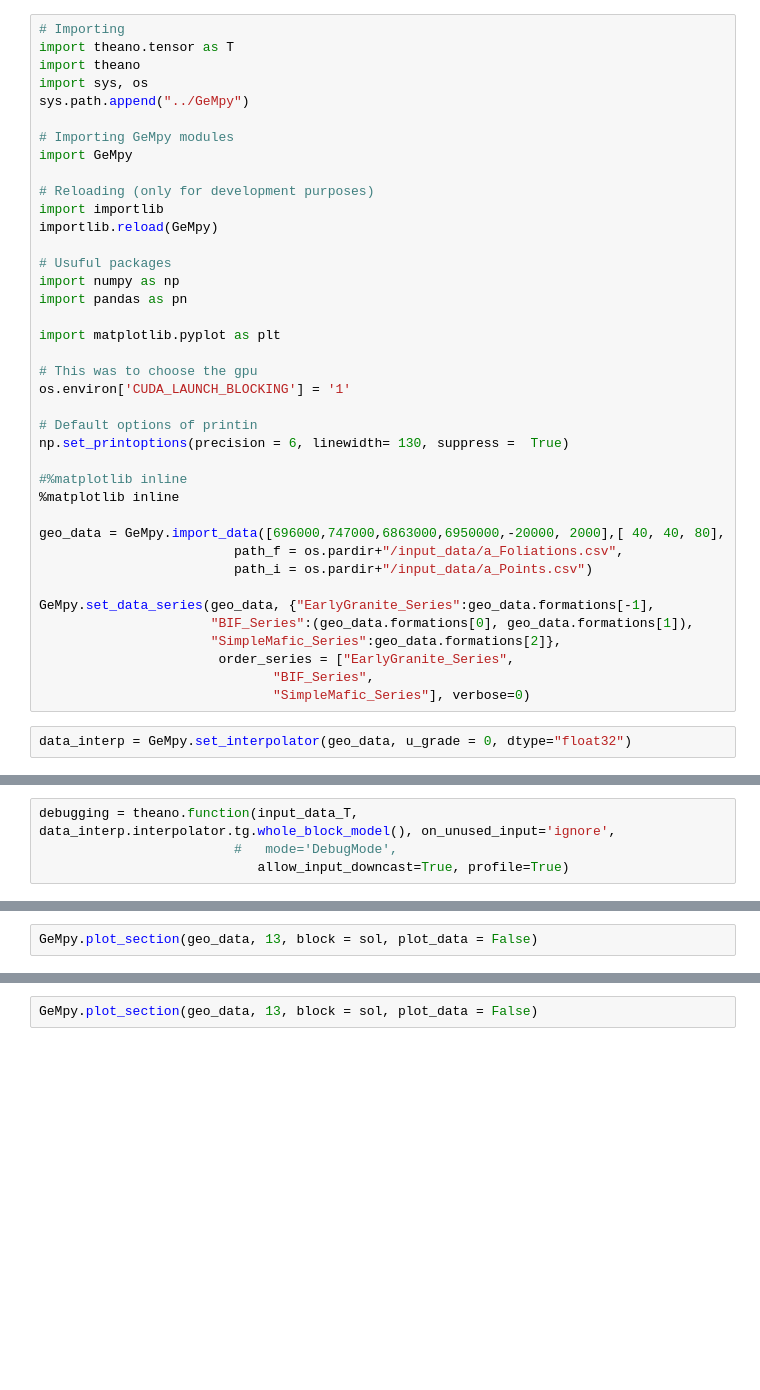
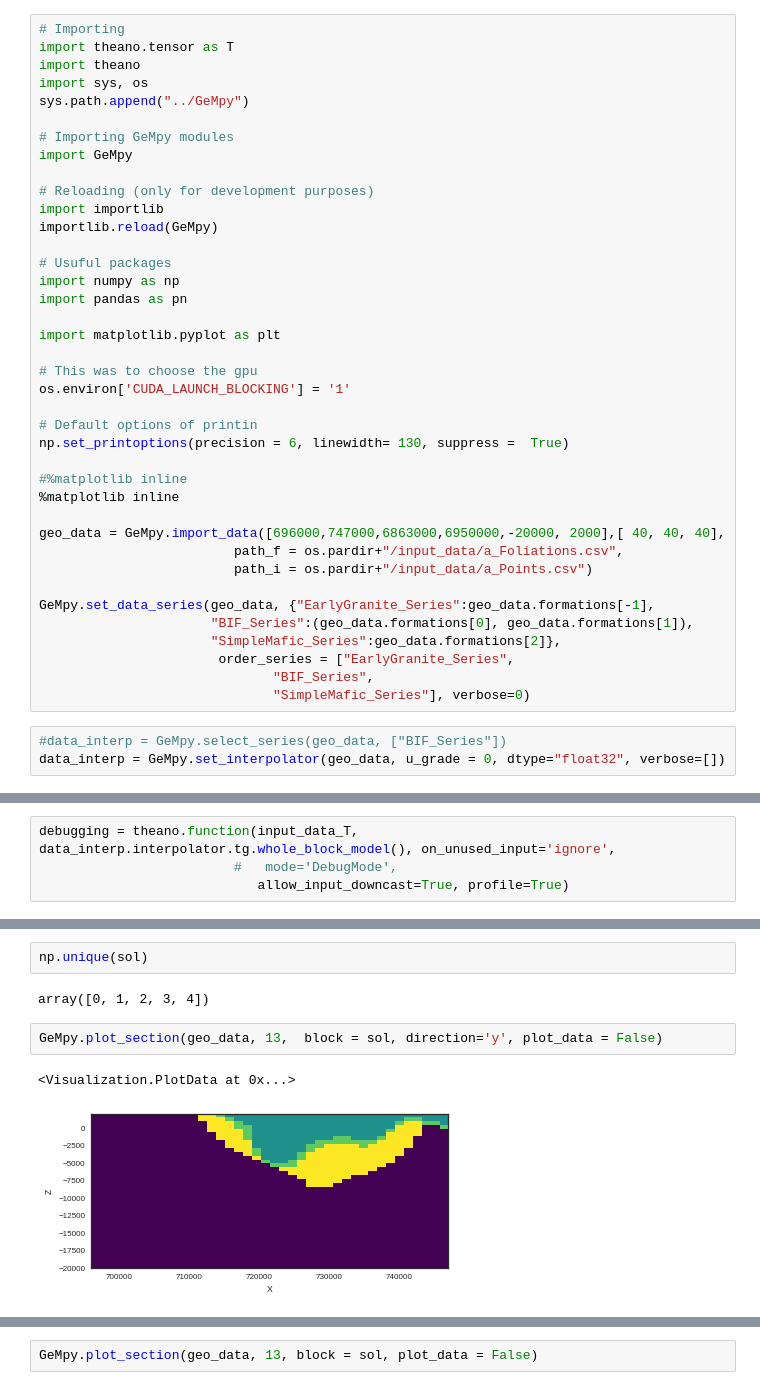
Before and after one commit to nre-aachen/gempy, a Jupyter notebook: Prototype Notebook/Example_1_Sandstone.ipynb, the cells around one changed output, grey strips where cells are left out. Drawn from its saved outputs; the diff is of its cells as text; blank space fills up the shorter version.

```diff
--- a/Prototype Notebook/Example_1_Sandstone.ipynb
+++ b/Prototype Notebook/Example_1_Sandstone.ipynb
@@ -29,7 +29,7 @@ np.set_printoptions(precision = 6, linewidth= 130, suppress =  True)
 #%matplotlib inline
 %matplotlib inline
 
-geo_data = GeMpy.import_data([696000,747000,6863000,6950000,-20000, 2000],[ 40, 40, 80],
+geo_data = GeMpy.import_data([696000,747000,6863000,6950000,-20000, 2000],[ 40, 40, 40],
                          path_f = os.pardir+"/input_data/a_Foliations.csv",
                          path_i = os.pardir+"/input_data/a_Points.csv")
 
@@ -40,7 +40,8 @@ GeMpy.set_data_series(geo_data, {"EarlyGranite_Series":geo_data.formations[-1],
                               "BIF_Series",
                               "SimpleMafic_Series"], verbose=0)
 # %%
-data_interp = GeMpy.set_interpolator(geo_data, u_grade = 0, dtype="float32")
+#data_interp = GeMpy.select_series(geo_data, ["BIF_Series"])
+data_interp = GeMpy.set_interpolator(geo_data, u_grade = 0, dtype="float32", verbose=[])
 # %%
 input_data_T = data_interp.interpolator.tg.input_parameters_list()
 input_data_P = data_interp.interpolator.data_prep()
@@ -58,2 +61,9 @@ Inputs types: [TensorType(float32, matrix), TensorType(float32, vector)]
+# %%
+np.unique(sol)
+# %% [output]
+array([0, 1, 2, 3, 4])
 # %%
-GeMpy.plot_section(geo_data, 13, block = sol, plot_data = False)
+GeMpy.plot_section(geo_data, 13,  block = sol, direction='y', plot_data = False)
+# %% [output]
+<Visualization.PlotData at 0x...>
+[figure, added]
```
Also changed, not shown: parts of 4 cells of this notebook, 3 other files.
